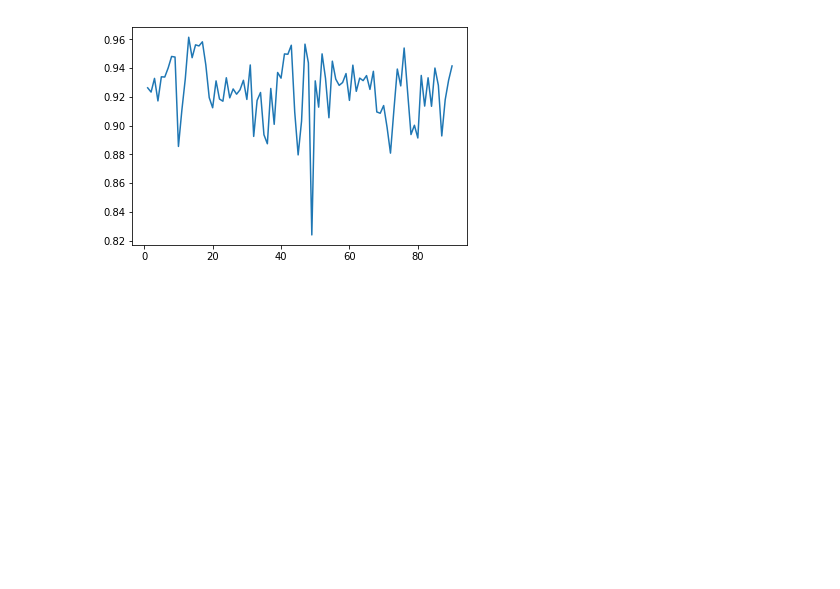
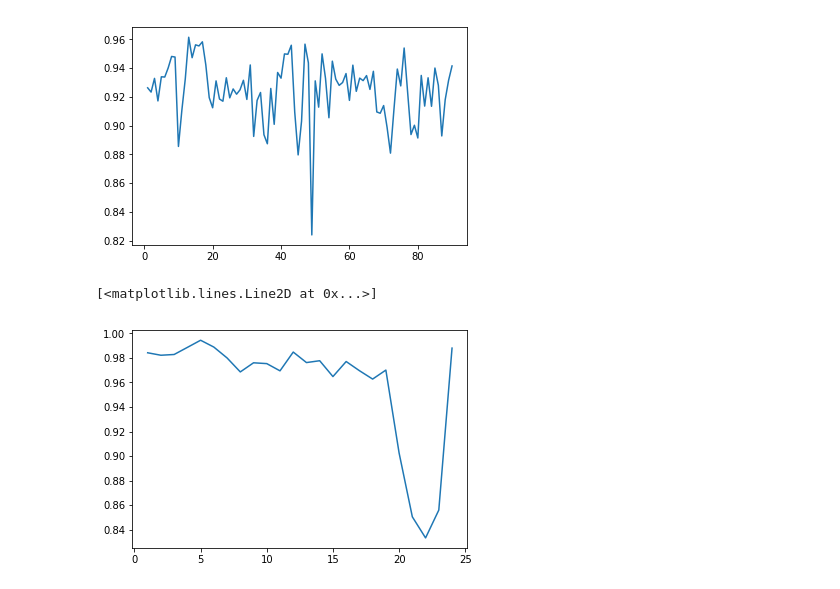
Before and after one commit to ipab-rad/saifer-surgery, a Jupyter notebook: src/saif_planning/src/planning_discrete_pts/scripts/Untitled.ipynb, the cells around one changed output. Drawn from its saved outputs; the diff is of its cells as text; code cells hidden in the pictures; blank space fills up the shorter version.

```diff
--- a/src/saif_planning/src/planning_discrete_pts/scripts/Untitled.ipynb
+++ b/src/saif_planning/src/planning_discrete_pts/scripts/Untitled.ipynb
@@ -457,3 +505,9 @@ plt.plot(range(1, 91), torso)
 # %% [output]
 [<matplotlib.lines.Line2D at 0x...>]
 [figure]
+# %%
+cup = [0.9842017, 0.9821946, 0.9828061, 0.9885961, 0.99442244, 0.9888541, 0.9799934, 0.96859, 0.97603214, 0.9753697, 0.96947384, 0.98478454, 0.9762176, 0.9777216, 0.9648051, 0.9770694, 0.9696181, 0.9627628, 0.9700937, 0.9025052, 0.8504588, 0.8332531, 0.8559586, 0.9880136]
+plt.plot(range(1, 25), cup)
+# %% [output]
+[<matplotlib.lines.Line2D at 0x...>]
+[figure, added]
```
Also changed, not shown: parts of 19 cells of this notebook.
